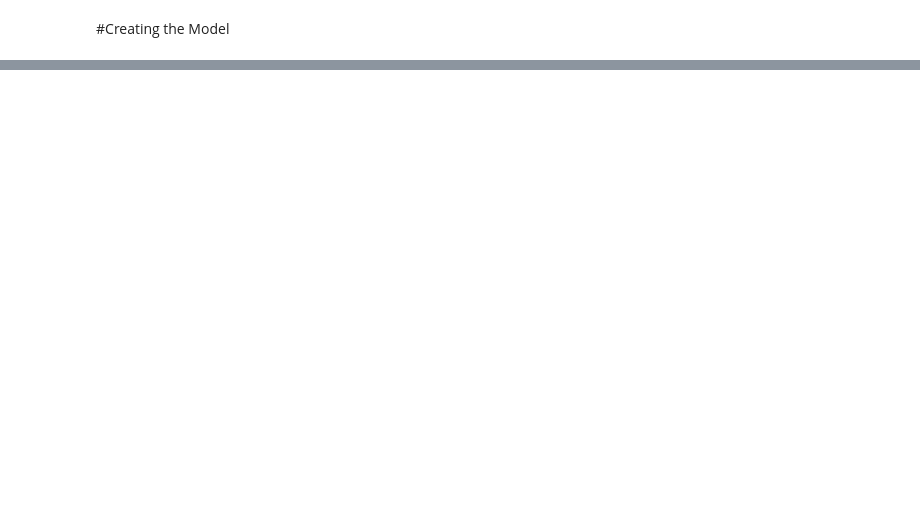
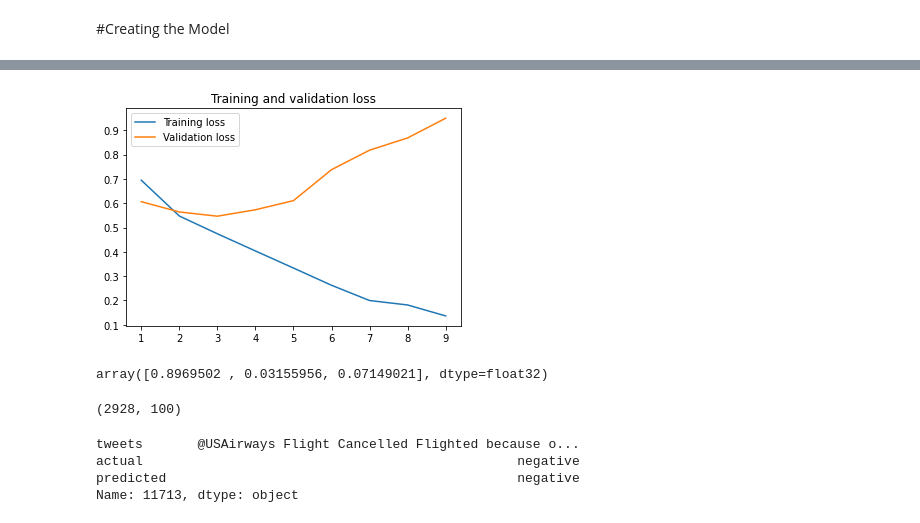
Before and after one commit to anjaliasha123/AirlineTweetClassification, a Jupyter notebook: src/BiLSTMCNNAtt.ipynb, the cells around one changed output, grey strips where cells are left out. Drawn from its saved outputs; the diff is of its cells as text; code cells hidden in the pictures; blank space fills up the shorter version.

```diff
--- a/src/BiLSTMCNNAtt.ipynb
+++ b/src/BiLSTMCNNAtt.ipynb
@@ -204,0 +268,9 @@ model.save("bilstmCNNAtt.h5")
+# %%
+plt.plot(epochs, loss, label='Training loss')
+plt.plot(epochs, val_loss,label='Validation loss')
+plt.title('Training and validation loss')
+plt.legend()
+
+plt.show()
+# %% [output]
+[figure, added]
@@ -204,0 +279,10 @@ model.save("bilstmCNNAtt.h5")
+# %%
+pred = model.predict(X_test)
+pred[0]
+# %% [output]
+array([0.8969502 , 0.03155956, 0.07149021], dtype=float32)
+# %%
+labels = ['positive', 'negative', 'neutral']
+X_test.shape
+# %% [output]
+(2928, 100)
@@ -204,0 +295,7 @@ model.save("bilstmCNNAtt.h5")
+# %%
+pred_df.iloc[1]
+# %% [output]
+tweets       @USAirways Flight Cancelled Flighted because o...
+actual                                                negative
+predicted                                             negative
+Name: 11713, dtype: object
```
Also changed, not shown: parts of 34 cells of this notebook.
